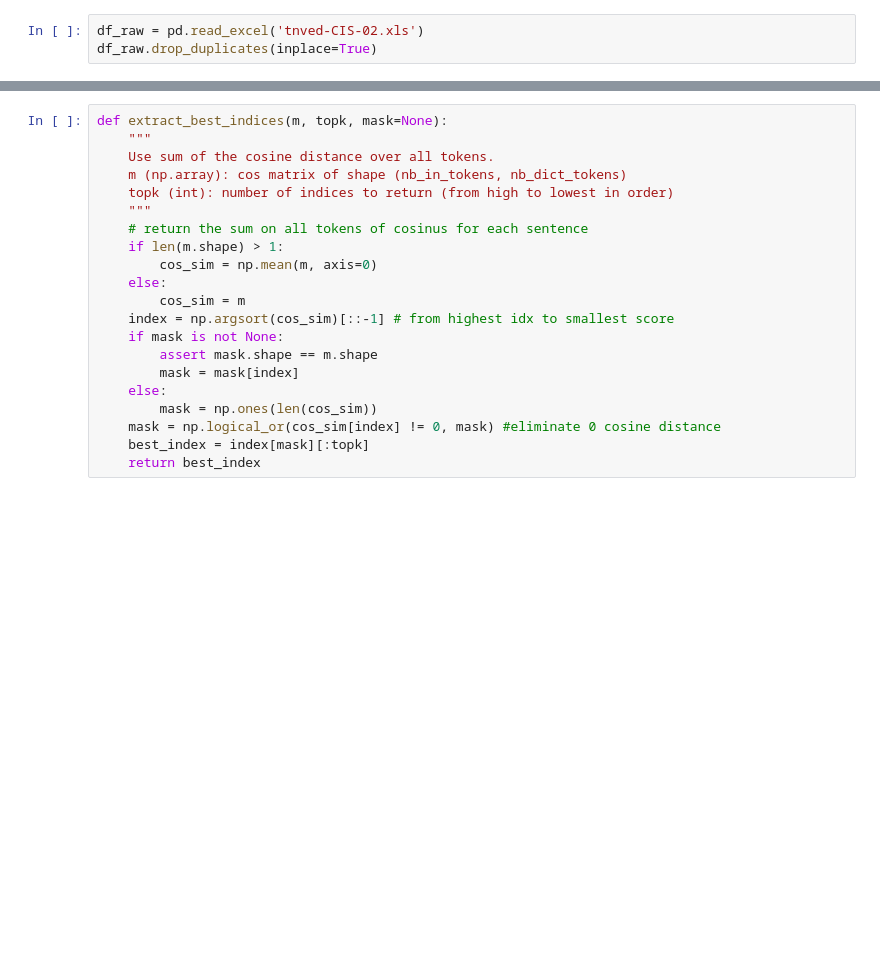
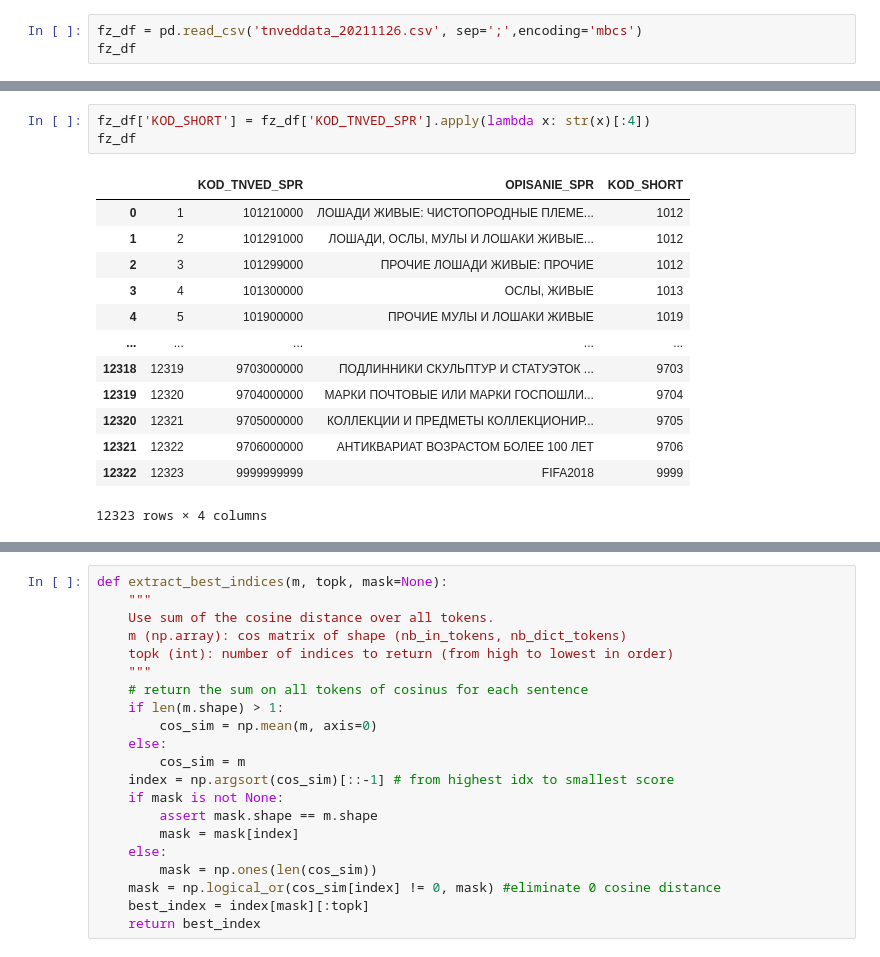
Before and after one commit to qTemiO/Frontier-Control, a Jupyter notebook: notes/rec_sys.ipynb, the cells around one changed output, grey strips where cells are left out. Drawn from its saved outputs; the diff is of its cells as text; blank space fills up the shorter version.

```diff
--- a/notes/rec_sys.ipynb
+++ b/notes/rec_sys.ipynb
@@ -17,3 +25,3 @@ import re
 # %%
-df_raw = pd.read_excel('tnved-CIS-02.xls')
-df_raw.drop_duplicates(inplace=True)
+fz_df = pd.read_csv('tnveddata_20211126.csv', sep=';',encoding='mbcs')
+fz_df
@@ -19,0 +42,17 @@ df_raw.drop_duplicates(inplace=True)
+# %%
+fz_df['KOD_SHORT'] = fz_df['KOD_TNVED_SPR'].apply(lambda x: str(x)[:4])
+fz_df
+# %% [output]
+|  |  | KOD_TNVED_SPR | OPISANIE_SPR | KOD_SHORT |
+| 0 | 1 | 101210000 | ЛОШАДИ ЖИВЫЕ: ЧИСТОПОРОДНЫЕ ПЛЕМЕ... | 1012 |
+| 1 | 2 | 101291000 | ЛОШАДИ, ОСЛЫ, МУЛЫ И ЛОШАКИ ЖИВЫЕ... | 1012 |
+| 2 | 3 | 101299000 | ПРОЧИЕ ЛОШАДИ ЖИВЫЕ: ПРОЧИЕ | 1012 |
+| 3 | 4 | 101300000 | ОСЛЫ, ЖИВЫЕ | 1013 |
+| 4 | 5 | 101900000 | ПРОЧИЕ МУЛЫ И ЛОШАКИ ЖИВЫЕ | 1019 |
+| ... | ... | ... | ... | ... |
+| 12318 | 12319 | 9703000000 | ПОДЛИННИКИ СКУЛЬПТУР И СТАТУЭТОК ... | 9703 |
+| 12319 | 12320 | 9704000000 | МАРКИ ПОЧТОВЫЕ ИЛИ МАРКИ ГОСПОШЛИ... | 9704 |
+| 12320 | 12321 | 9705000000 | КОЛЛЕКЦИИ И ПРЕДМЕТЫ КОЛЛЕКЦИОНИР... | 9705 |
+| 12321 | 12322 | 9706000000 | АНТИКВАРИАТ ВОЗРАСТОМ БОЛЕЕ 100 ЛЕТ | 9706 |
+| 12322 | 12323 | 9999999999 | FIFA2018 | 9999 |
+12323 rows × 4 columns
```
Also changed, not shown: parts of 23 cells of this notebook, 20 other files.
